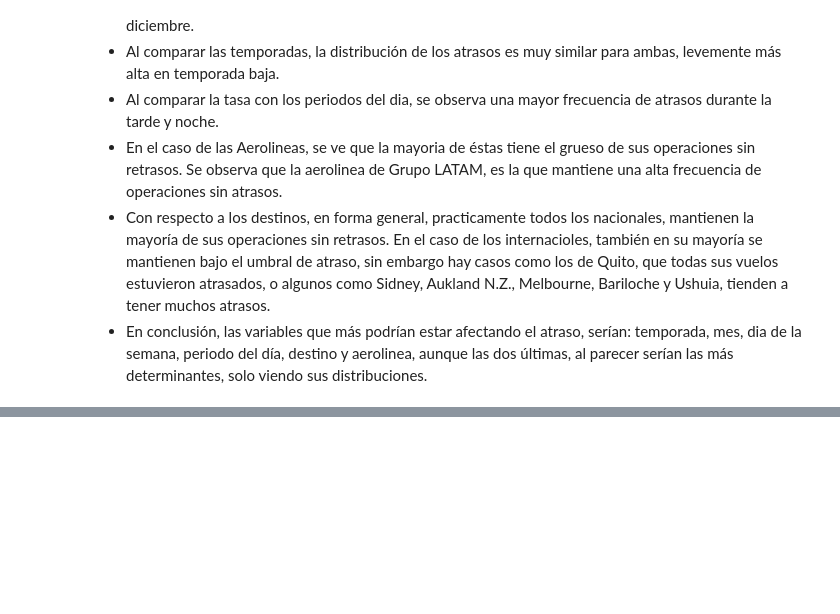
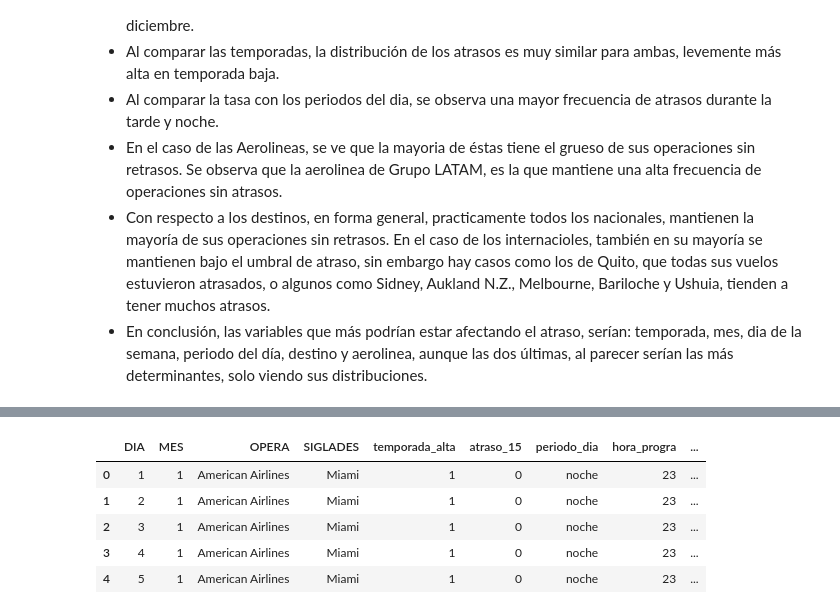
Before and after one commit to samuelsoc/Data-Scientist-Challenge, a Jupyter notebook: solution.ipynb, the cells around one changed output, grey strips where cells are left out. Drawn from its saved outputs; the diff is of its cells as text; code cells hidden in the pictures; blank space fills up the shorter version.

```diff
--- a/solution.ipynb
+++ b/solution.ipynb
@@ -380,0 +423,6 @@ plt.gcf().set_size_inches(12, 10)
+# %%
+# seleccion columnas para modelos
+datamodelo = data[[ 'DIA', 'MES', 'OPERA', 'SIGLADES', 'temporada_alta','atraso_15','periodo_dia']]
+# %%
+datamodelo['hora_progra'] =data['Fecha-I'].dt.hour
+datamodelo['minutos_progra'] =data['Fecha-I'].dt.minute
@@ -380,0 +439,3 @@ plt.gcf().set_size_inches(12, 10)
+# %%
+datamodelo['DIA'] = datamodelo['DIA'].astype('str')
+datamodelo['MES'] = datamodelo['MES'].astype('str')
@@ -380,0 +452,9 @@ plt.gcf().set_size_inches(12, 10)
+# %%
+datamodelo.head()
+# %% [output]
+|  | DIA | MES | OPERA | SIGLADES | temporada_alta | atraso_15 | periodo_dia | hora_progra | ... |
+| 0 | 1 | 1 | American Airlines | Miami | 1 | 0 | noche | 23 | ... |
+| 1 | 2 | 1 | American Airlines | Miami | 1 | 0 | noche | 23 | ... |
+| 2 | 3 | 1 | American Airlines | Miami | 1 | 0 | noche | 23 | ... |
+| 3 | 4 | 1 | American Airlines | Miami | 1 | 0 | noche | 23 | ... |
+| 4 | 5 | 1 | American Airlines | Miami | 1 | 0 | noche | 23 | ... |
```
Also changed, not shown: parts of 34 cells of this notebook.
